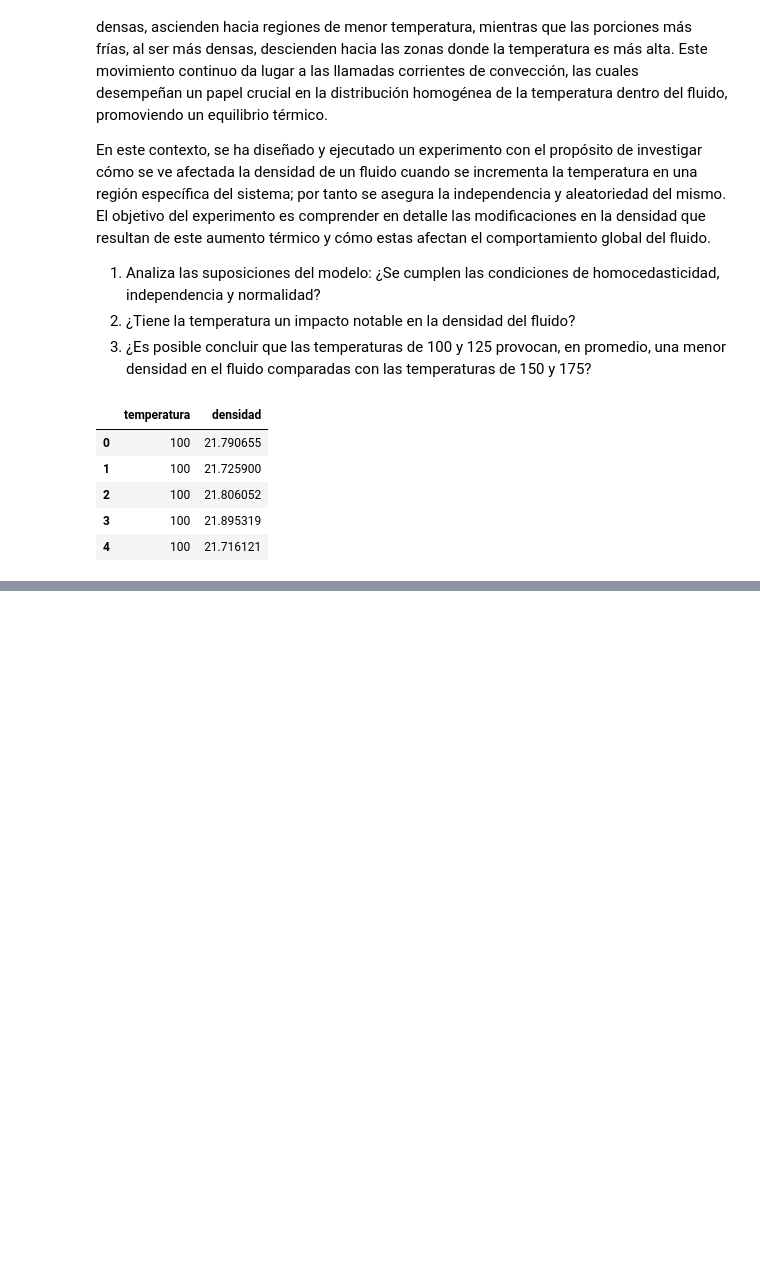
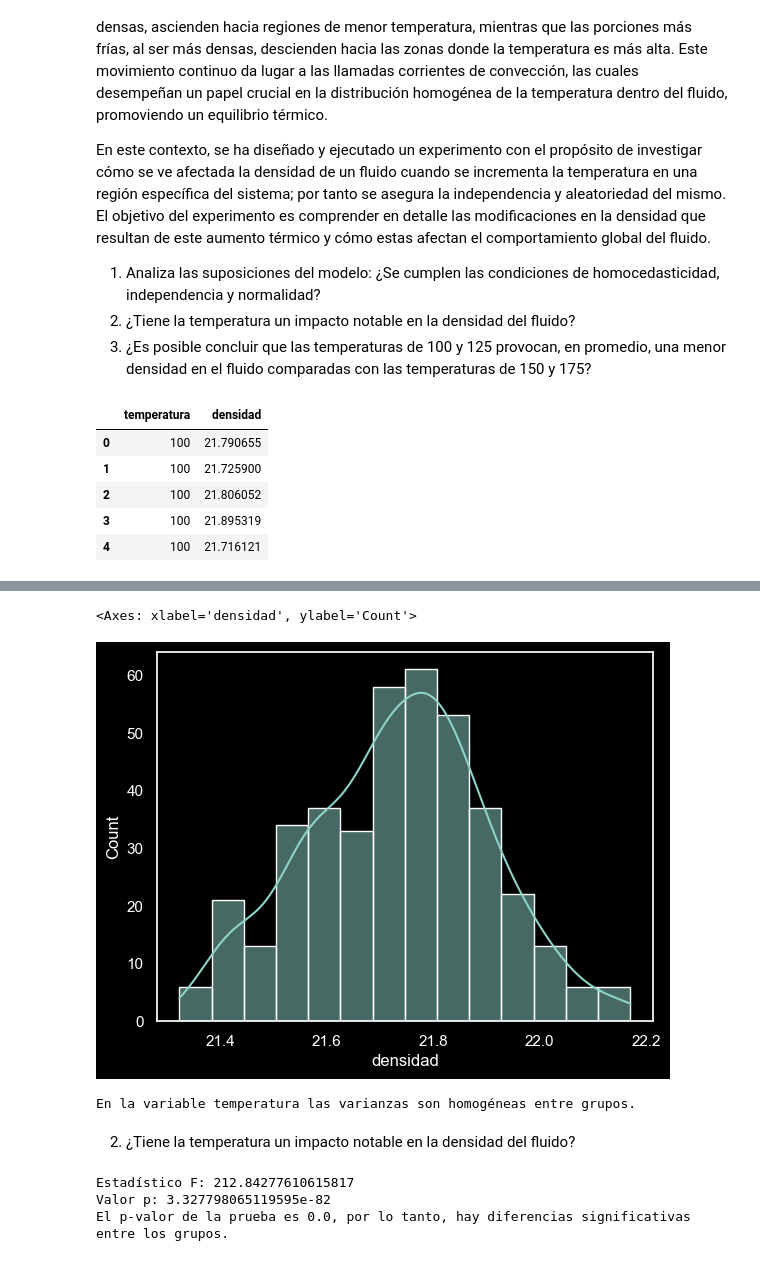
Before and after one commit to adrims10/laboratorio-modulo6-leccion03-1-ab-testing-parametrico, a Jupyter notebook: laboratorio-modulo6-leccion03-1-ab-testing-parametrico.ipynb, the cells around one changed output, grey strips where cells are left out. Drawn from its saved outputs; the diff is of its cells as text; code cells hidden in the pictures; blank space fills up the shorter version.

```diff
--- a/laboratorio-modulo6-leccion03-1-ab-testing-parametrico.ipynb
+++ b/laboratorio-modulo6-leccion03-1-ab-testing-parametrico.ipynb
@@ -208,0 +291,19 @@ df.head()
+# %%
+sns.histplot(df['densidad'], kde=True)
+# %% [output]
+<Axes: xlabel='densidad', ylabel='Count'>
+[figure, added]
+# %%
+homo =sa.Asunciones(df, "densidad")
+homo.identificar_homogeneidad("temperatura")
+# %% [output]
+En la variable temperatura las varianzas son homogéneas entre grupos.
+# %% [markdown]
+2. ¿Tiene la temperatura un impacto notable en la densidad del fluido?
+# %%
+anova_test = sa.Pruebas_parametricas("temperatura",  "densidad", df)
+anova_test.test_anova()                                             #usamos anova porque tenemos 3 categorias
+# %% [output]
+Estadístico F: 212.84277610615817
+Valor p: 3.327798065119595e-82
+El p-valor de la prueba es 0.0, por lo tanto, hay diferencias significativas entre los grupos.
```
Also changed, not shown: parts of 9 cells of this notebook.
